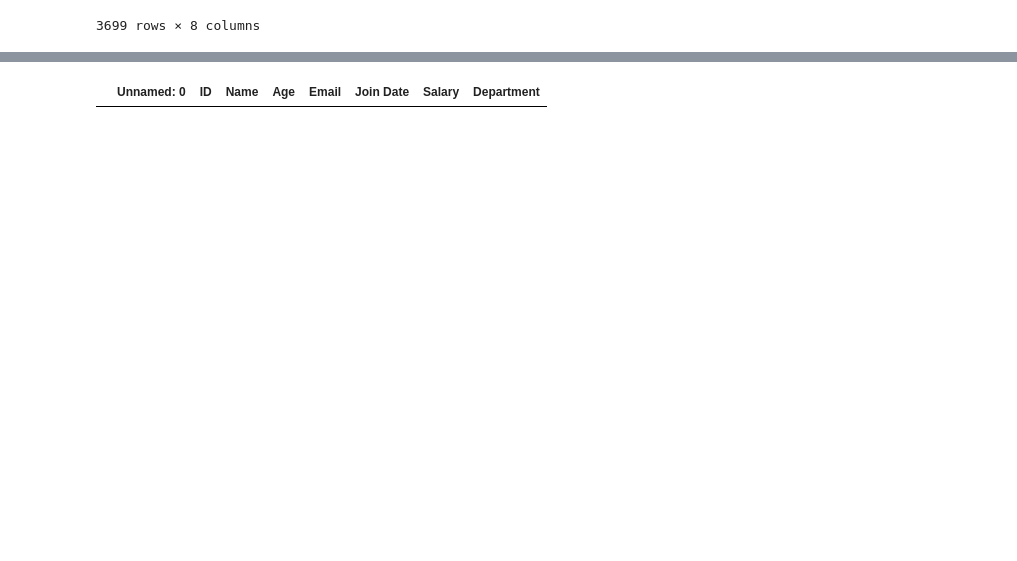
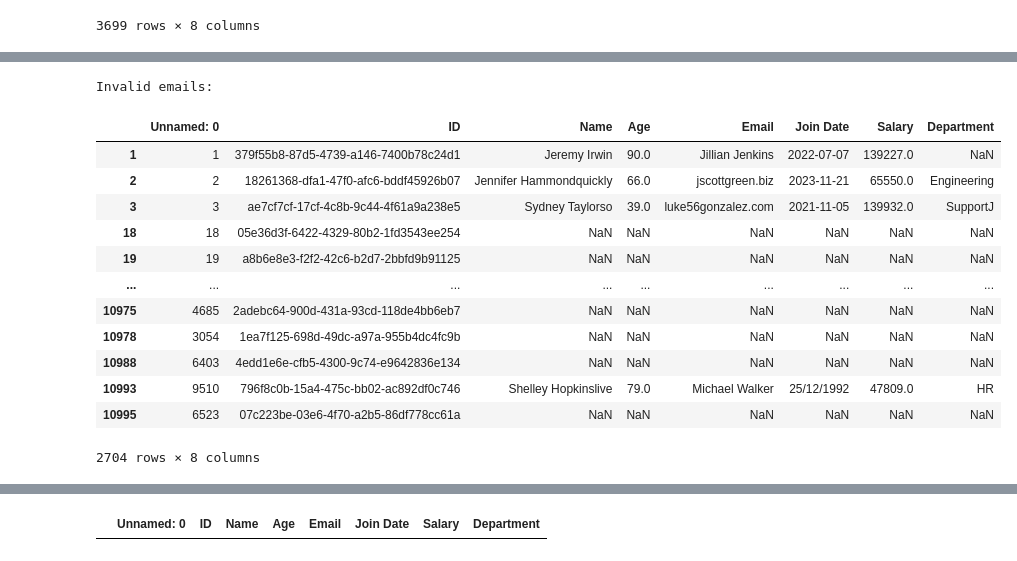
Before and after one commit to Shahla106/Datahut-QA-Assignment, a Jupyter notebook: Notebooks/data_cleaning.ipynb, the cells around one changed output, grey strips where cells are left out. Saved outputs shown, nothing was run; the diff lists cells and outputs as text; code cells hidden in the pictures; blank space fills up the shorter version.

```diff
--- a/Notebooks/data_cleaning.ipynb
+++ b/Notebooks/data_cleaning.ipynb
@@ -155,0 +134,19 @@ Duplicate rows:
+# %%
+print("\nInvalid emails:")
+invalid_emails = df[~df['Email'].str.contains(r'^[\w\.-]+@[\w\.-]+\.\w+$', na=False)]
+display(invalid_emails)
+# %% [output]
+Invalid emails:
+|  | Unnamed: 0 | ID | Name | Age | Email | Join Date | Salary | Department |
+| 1 | 1 | 379f55b8-87d5-4739-a146-7400b78c24d1 | Jeremy Irwin | 90.0 | Jillian Jenkins | 2022-07-07 | 139227.0 | NaN |
+| 2 | 2 | 18261368-dfa1-47f0-afc6-bddf45926b07 | Jennifer Hammondquickly | 66.0 | jscottgreen.biz | 2023-11-21 | 65550.0 | Engineering |
+| 3 | 3 | ae7cf7cf-17cf-4c8b-9c44-4f61a9a238e5 | Sydney Taylorso | 39.0 | luke56gonzalez.com | 2021-11-05 | 139932.0 | SupportJ |
+| 18 | 18 | 05e36d3f-6422-4329-80b2-1fd3543ee254 | NaN | NaN | NaN | NaN | NaN | NaN |
+| 19 | 19 | a8b6e8e3-f2f2-42c6-b2d7-2bbfd9b91125 | NaN | NaN | NaN | NaN | NaN | NaN |
+| ... | ... | ... | ... | ... | ... | ... | ... | ... |
+| 10975 | 4685 | 2adebc64-900d-431a-93cd-118de4bb6eb7 | NaN | NaN | NaN | NaN | NaN | NaN |
+| 10978 | 3054 | 1ea7f125-698d-49dc-a97a-955b4dc4fc9b | NaN | NaN | NaN | NaN | NaN | NaN |
+| 10988 | 6403 | 4edd1e6e-cfb5-4300-9c74-e9642836e134 | NaN | NaN | NaN | NaN | NaN | NaN |
+| 10993 | 9510 | 796f8c0b-15a4-475c-bb02-ac892df0c746 | Shelley Hopkinslive | 79.0 | Michael Walker | 25/12/1992 | 47809.0 | HR |
+| 10995 | 6523 | 07c223be-03e6-4f70-a2b5-86df778cc61a | NaN | NaN | NaN | NaN | NaN | NaN |
+2704 rows × 8 columns
```
Also changed, not shown: parts of 98 cells of this notebook, 1 other file.
